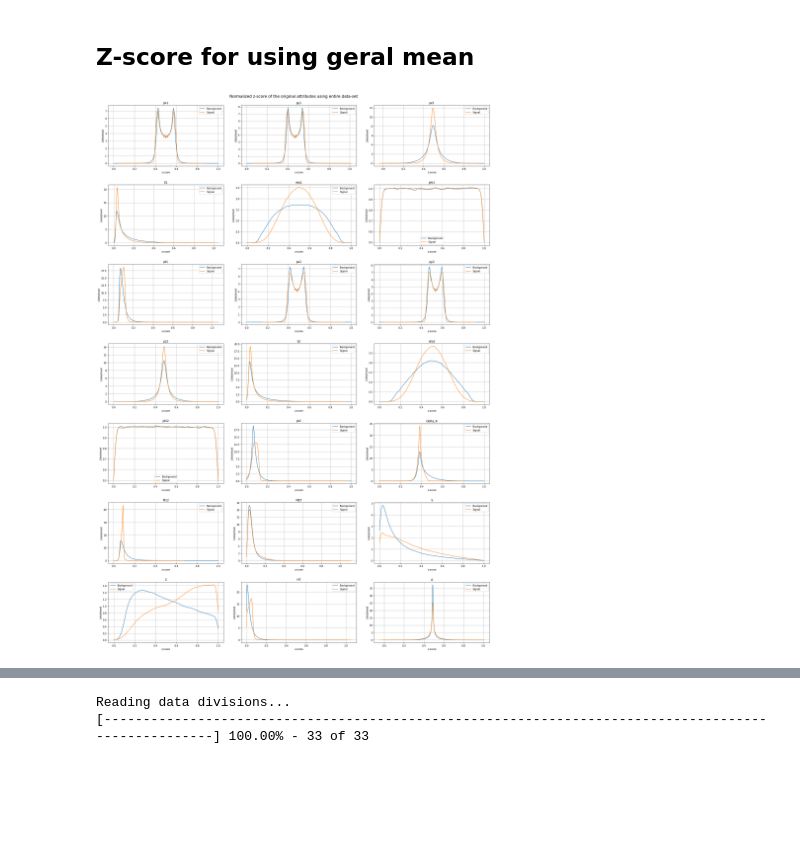
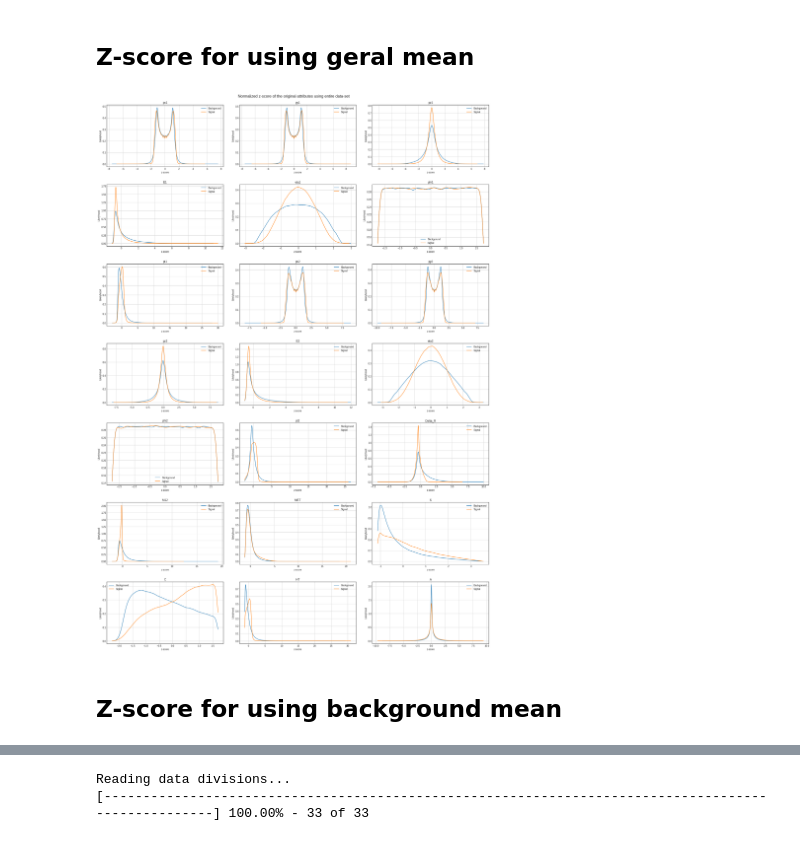
Before and after one commit to Esterci/Learning, a Jupyter notebook: Python/Anomaly_Detection/distribution-analysis/distribution-analyzer.ipynb, the cells around one changed output, grey strips where cells are left out. Saved outputs shown, nothing was run; the diff lists cells and outputs as text; code cells hidden in the pictures; blank space fills up the shorter version.

```diff
--- a/Python/Anomaly_Detection/distribution-analysis/distribution-analyzer.ipynb
+++ b/Python/Anomaly_Detection/distribution-analysis/distribution-analyzer.ipynb
@@ -40,9 +47,4 @@ print(".Signal shape: {}\n".format(signal.shape))
 # %%
-attributes = ["px1","py1","pz1","E1","eta1",
-                "phi1","pt1","px2","py2","pz2",
-                "E2","eta2","phi2","pt2",
-                "Delta_R","M12","MET","S","C",
-                "HT","A"]
 
 bg_eval_list = []
 
@@ -82,9 +84,9 @@ for i,att in enumerate(attributes):
 
         # creating values interval for time optimization
 
-        bg_eval = np.linspace(bg_min,bg_max,num=1000)
+        bg_eval = np.linspace(bg_min,bg_max,num=100)
 
-        sg_eval = np.linspace(sg_min,sg_max,num=1000)
+        sg_eval = np.linspace(sg_min,sg_max,num=100)
 
 
         # appending values interval the following analysis
@@ -122,6 +124,6 @@ for i,att in enumerate(attributes):
 
 fig.tight_layout(pad=3.0)
 
-plt.savefig('figures/original-attributes-PDF-entire-data-set.pdf',format='pdf')
+#plt.savefig('figures/original-attributes-PDF-entire-data-set.pdf',format='pdf')
 
 del fig
@@ -184,15 +184,15 @@ for i,att in enumerate(attributes):
 
         # Calculate min and max for each column
 
-        bg_minmax = dataset_minmax(bg_zscore)
+        #bg_minmax = dataset_minmax(bg_zscore)
 
-        sg_minmax = dataset_minmax(sg_zscore)
+        #sg_minmax = dataset_minmax(sg_zscore)
 
         # Normalize columns
 
-        normalize_dataset(bg_zscore, bg_minmax)
+        #normalize_dataset(bg_zscore, bg_minmax)
 
-        normalize_dataset(sg_zscore, bg_minmax)
+        #normalize_dataset(sg_zscore, bg_minmax)
 
         # computing the zscore distribution
 
@@ -213,9 +213,9 @@ for i,att in enumerate(attributes):
 
         # creating values interval for time optimization
 
-        bg_eval = np.linspace(bg_min,bg_max,num=1000)
+        bg_eval = np.linspace(bg_min,bg_max,num=500)
 
-        sg_eval = np.linspace(sg_min,sg_max,num=1000)
+        sg_eval = np.linspace(sg_min,sg_max,num=500)
 
 
         # appending values interval the following analysis
@@ -230,35 +230,37 @@ for i,att in enumerate(attributes):
 
         sg_likelyhood = sg_kernel(sg_eval)
 
         # defining plot locationg
 
         line = int(i//3)
 
         col = int(i%3)
 
         # ploting results
 
         ax[line,col].plot(bg_eval, bg_likelyhood,
                 ms=3.5, linestyle='-',
                 label= 'Backgorund')
 
         ax[line,col].plot(sg_eval, sg_likelyhood,
                 ms=3.5, linestyle='-',
                 label= 'Signal')
 
         ax[line,col].legend()
         ax[line,col].set_title(att)
         ax[line,col].set_xlabel("z-score")
         ax[line,col].set_ylabel("Likelyhood")
         ax[line,col].grid()
 
 fig.tight_layout(pad=3.0)
 
-plt.savefig('figures/original-attributes-z-score-entire-data-set.pdf',format='pdf')
+#plt.savefig('figures/original-attributes-z-score-entire-data-set.pdf',format='pdf')
 
 del fig
 # %% [output]
-[figure, old version]
+[figure, new version]
+# %% [markdown]
+## Z-score for using background mean
 # %%
 z_bg_eval_list = []
 
```
Also changed, not shown: parts of 20 cells of this notebook, 7 other files.
